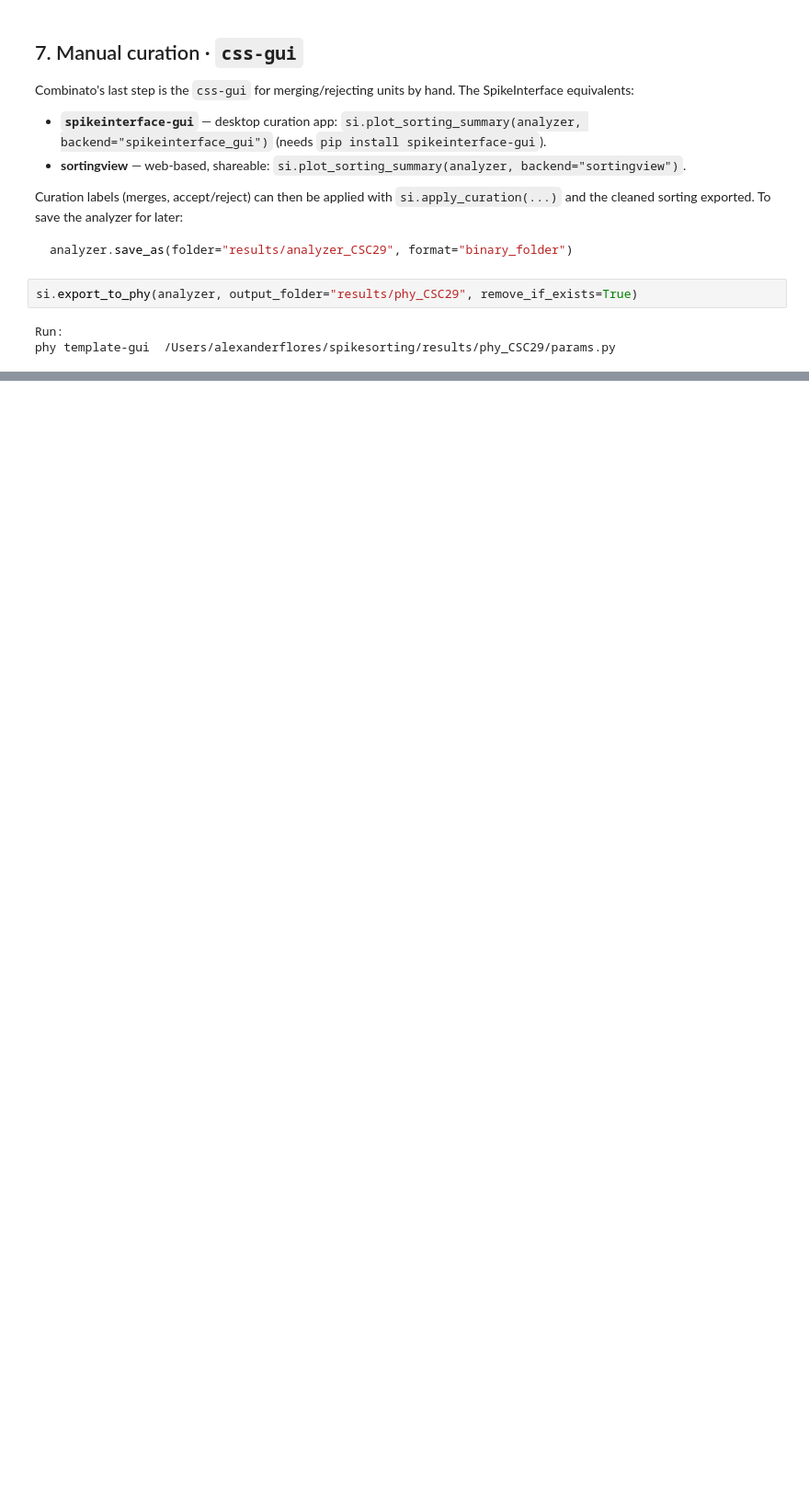
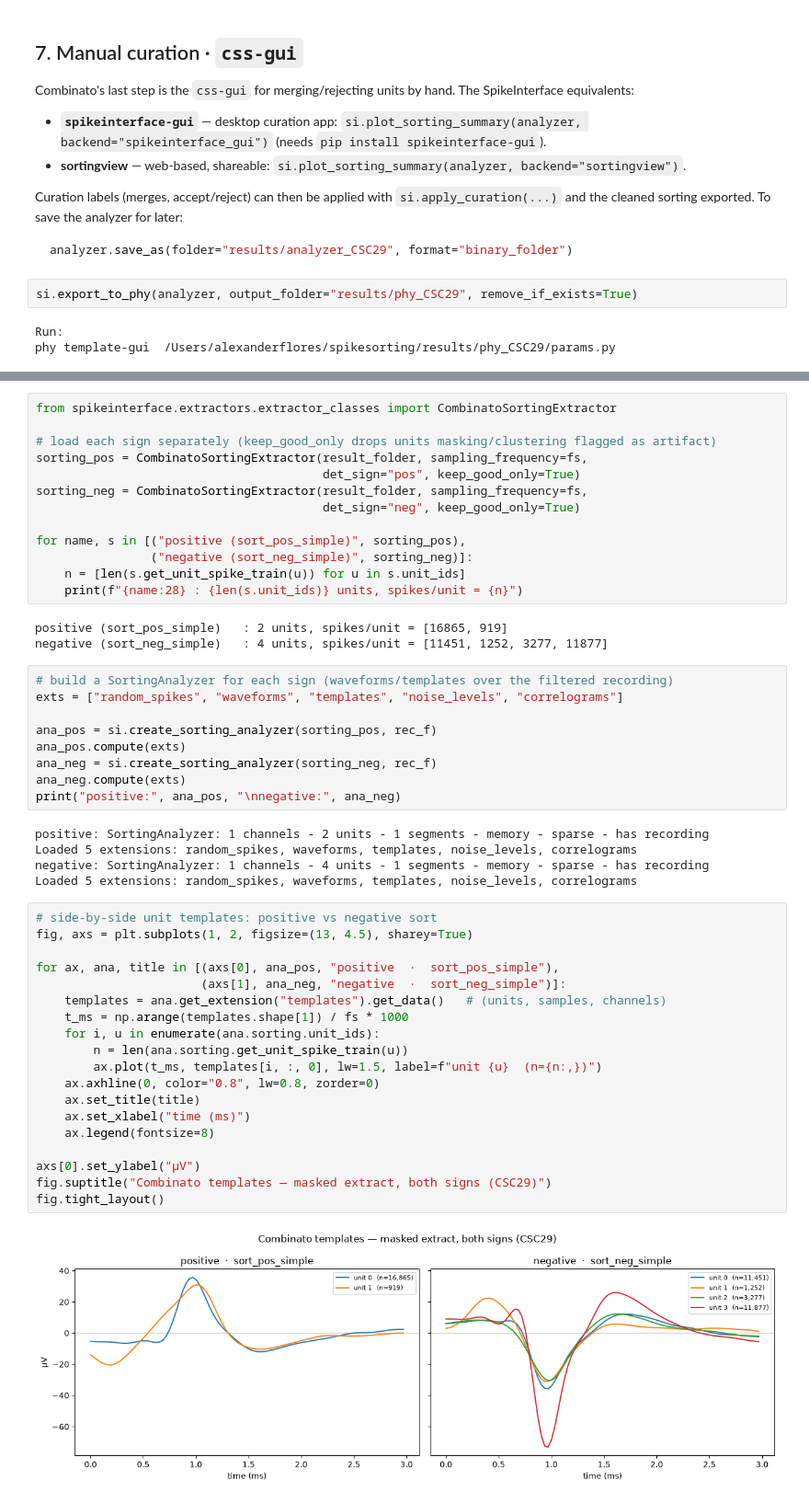
Before and after one commit to alexanderioffrida/spikesorting-combinato-csc29, a Jupyter notebook: combinato_spikeinterface_CSC29.ipynb, the cells around one changed output, grey strips where cells are left out. Shown at 92% size. Saved outputs shown, nothing was run; the diff lists cells and outputs as text; blank space fills up the shorter version.

```diff
--- a/combinato_spikeinterface_CSC29.ipynb
+++ b/combinato_spikeinterface_CSC29.ipynb
@@ -237,0 +329,51 @@ phy template-gui  /Users/alexanderflores/spikesorting/results/phy_CSC29/params.p
+# %%
+from spikeinterface.extractors.extractor_classes import CombinatoSortingExtractor
+
+# load each sign separately (keep_good_only drops units masking/clustering flagged as artifact)
+sorting_pos = CombinatoSortingExtractor(result_folder, sampling_frequency=fs,
+                                        det_sign="pos", keep_good_only=True)
+sorting_neg = CombinatoSortingExtractor(result_folder, sampling_frequency=fs,
+                                        det_sign="neg", keep_good_only=True)
+
+for name, s in [("positive (sort_pos_simple)", sorting_pos),
+                ("negative (sort_neg_simple)", sorting_neg)]:
+    n = [len(s.get_unit_spike_train(u)) for u in s.unit_ids]
+    print(f"{name:28} : {len(s.unit_ids)} units, spikes/unit = {n}")
+# %% [output]
+positive (sort_pos_simple)   : 2 units, spikes/unit = [16865, 919]
+negative (sort_neg_simple)   : 4 units, spikes/unit = [11451, 1252, 3277, 11877]
+# %%
+# build a SortingAnalyzer for each sign (waveforms/templates over the filtered recording)
+exts = ["random_spikes", "waveforms", "templates", "noise_levels", "correlograms"]
+
+ana_pos = si.create_sorting_analyzer(sorting_pos, rec_f)
+ana_pos.compute(exts)
+ana_neg = si.create_sorting_analyzer(sorting_neg, rec_f)
+ana_neg.compute(exts)
+print("positive:", ana_pos, "\nnegative:", ana_neg)
+# %% [output]
+positive: SortingAnalyzer: 1 channels - 2 units - 1 segments - memory - sparse - has recording
+Loaded 5 extensions: random_spikes, waveforms, templates, noise_levels, correlograms
+negative: SortingAnalyzer: 1 channels - 4 units - 1 segments - memory - sparse - has recording
+Loaded 5 extensions: random_spikes, waveforms, templates, noise_levels, correlograms
+# %%
+# side-by-side unit templates: positive vs negative sort
+fig, axs = plt.subplots(1, 2, figsize=(13, 4.5), sharey=True)
+
+for ax, ana, title in [(axs[0], ana_pos, "positive  ·  sort_pos_simple"),
+                       (axs[1], ana_neg, "negative  ·  sort_neg_simple")]:
+    templates = ana.get_extension("templates").get_data()   # (units, samples, channels)
+    t_ms = np.arange(templates.shape[1]) / fs * 1000
+    for i, u in enumerate(ana.sorting.unit_ids):
+        n = len(ana.sorting.get_unit_spike_train(u))
+        ax.plot(t_ms, templates[i, :, 0], lw=1.5, label=f"unit {u}  (n={n:,})")
+    ax.axhline(0, color="0.8", lw=0.8, zorder=0)
+    ax.set_title(title)
+    ax.set_xlabel("time (ms)")
+    ax.legend(fontsize=8)
+
+axs[0].set_ylabel("µV")
+fig.suptitle("Combinato templates — masked extract, both signs (CSC29)")
+fig.tight_layout()
+# %% [output]
+[figure, added]
```
Also changed, not shown: parts of 9 cells of this notebook, 1 other file.
